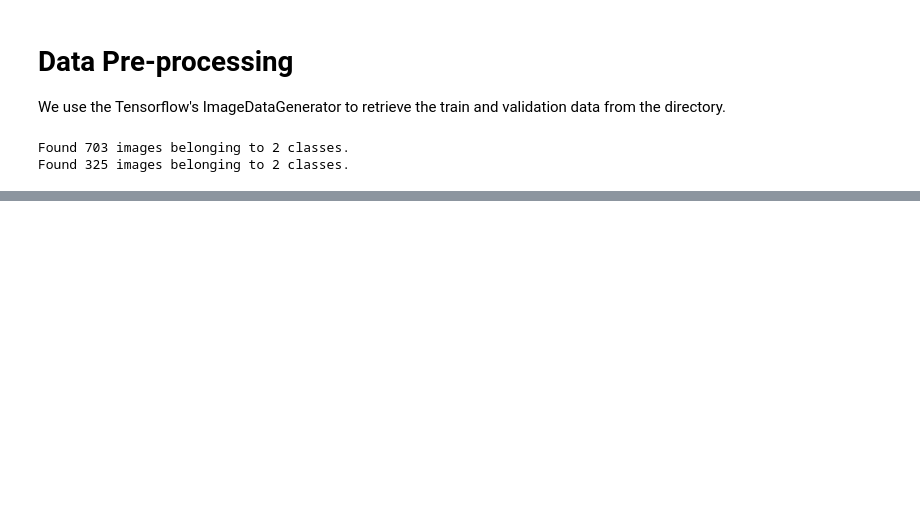
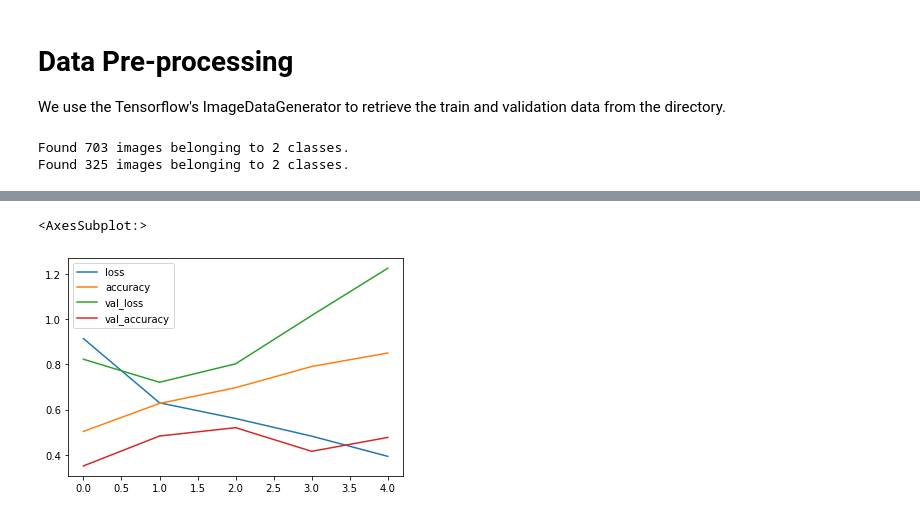
Before and after one commit to poolGolez/project-roosevelt, a Jupyter notebook: how-are-your-tires.ipynb, the cells around one changed output, grey strips where cells are left out. Cells and saved outputs as stored; diff of their text form; code cells hidden in the pictures; blank space fills up the shorter version.

```diff
--- a/how-are-your-tires.ipynb
+++ b/how-are-your-tires.ipynb
@@ -112,0 +127,29 @@ show_images(train_data[0][0],labels)
+# %%
+import tensorflow as tf
+
+tf.random.set_seed(42)
+
+baseline_model = tf.keras.Sequential([
+    tf.keras.layers.Conv2D(filters=10,
+                           kernel_size=3,
+                           activation='relu',
+                           input_shape=(PIXEL_SIZE[0], PIXEL_SIZE[1], 3)),
+    tf.keras.layers.Conv2D(10, 3, activation="relu"),
+    tf.keras.layers.MaxPool2D(pool_size=2),
+
+    tf.keras.layers.Flatten(),
+    tf.keras.layers.Dense(1, activation='sigmoid')
+])
+
+baseline_model.compile(
+    loss=tf.keras.losses.BinaryCrossentropy(),
+    optimizer=tf.keras.optimizers.Adam(),
+    metrics=['accuracy']
+)
+
+baseline_history = baseline_model.fit(train_data,
+                                      epochs=5,
+                                      steps_per_epoch=len(train_data),
+                                      validation_data=valid_data,
+                                      validation_steps=len(valid_data)
+                                     )
@@ -112,0 +185,5 @@ show_images(train_data[0][0],labels)
+# %%
+pd.DataFrame(baseline_history.history).plot()
+# %% [output]
+<AxesSubplot:>
+[figure, added]
```
Also changed, not shown: parts of 6 cells of this notebook.
